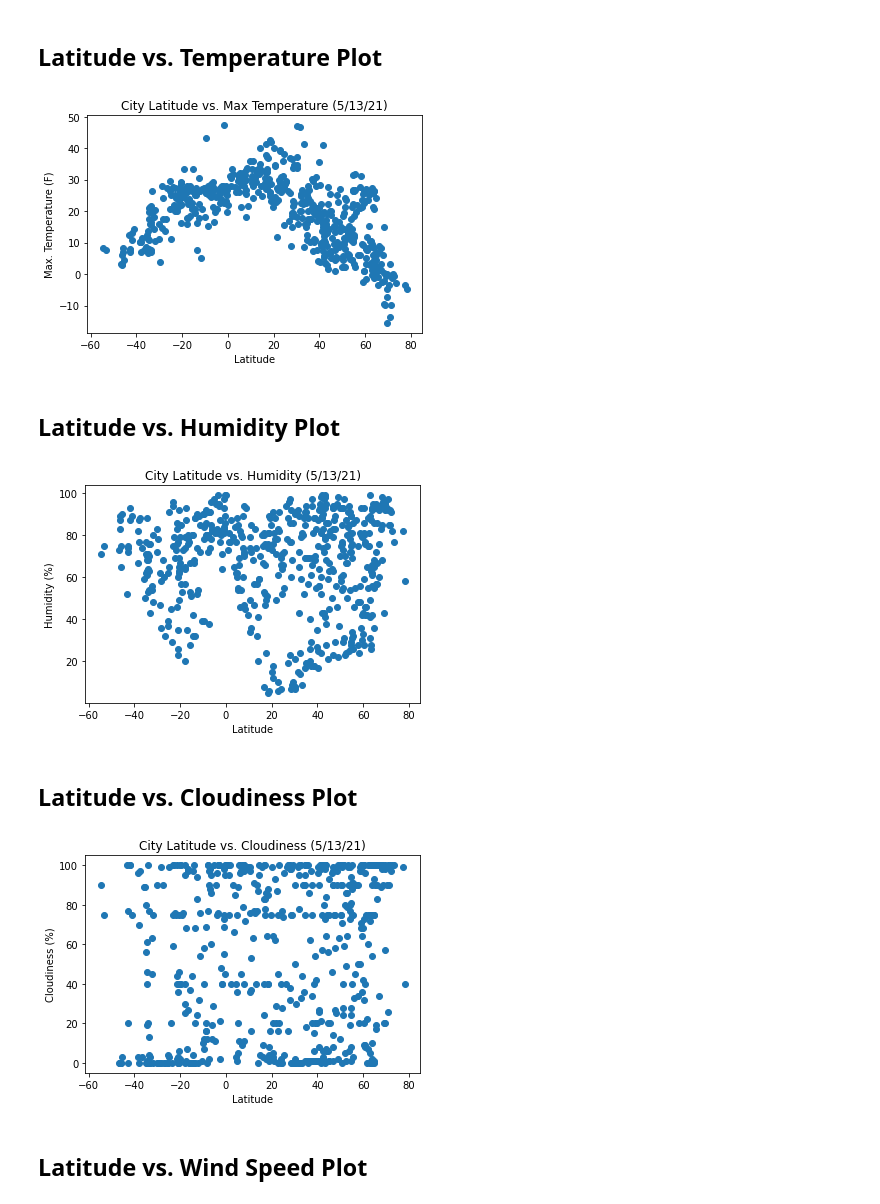
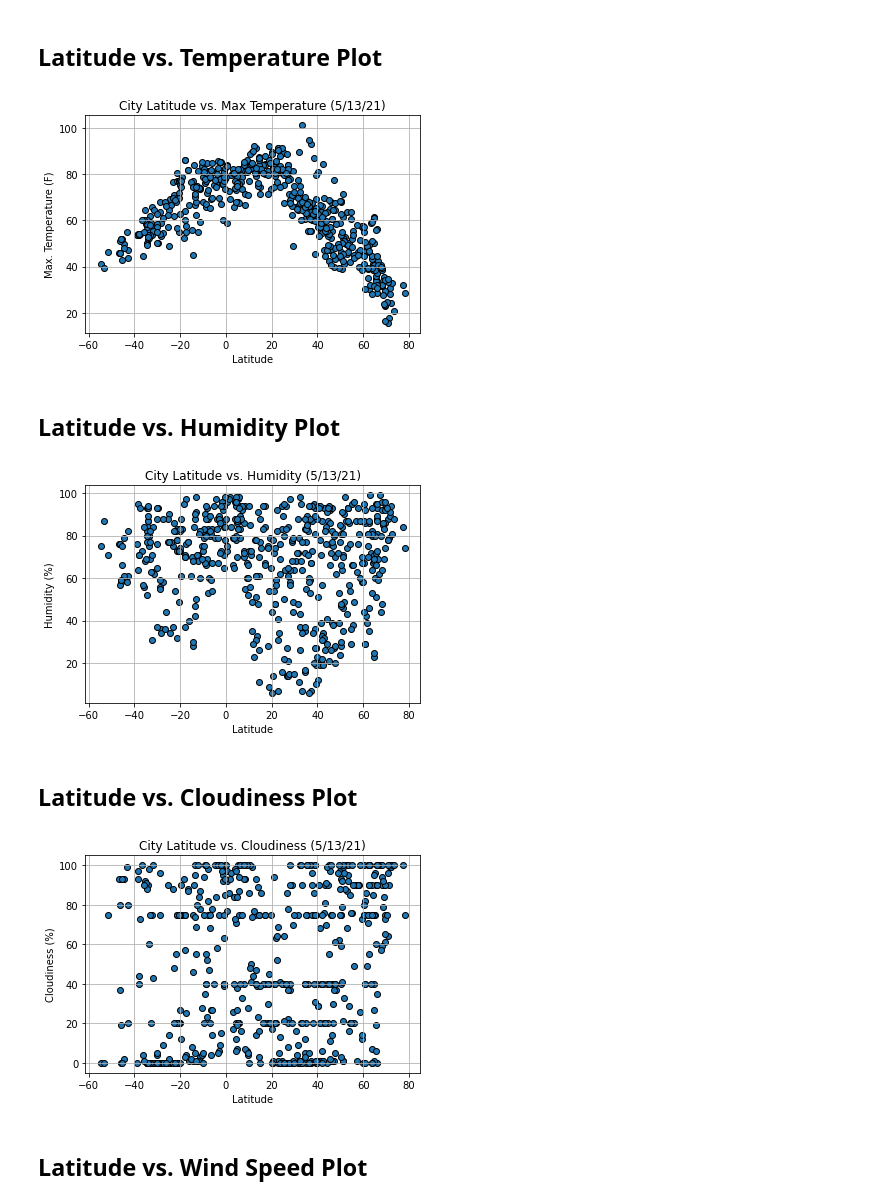
Before and after one commit to ttoffey/Python_API_Challenge, a Jupyter notebook: WeatherPy/WeatherPy.ipynb, the cells around one changed output. Saved outputs shown, nothing was run; the diff lists cells and outputs as text; code cells hidden in the pictures.

```diff
--- a/WeatherPy/WeatherPy.ipynb
+++ b/WeatherPy/WeatherPy.ipynb
@@ -108,18 +86,19 @@ df
 * Include a print log of each city as it'sbeing processed (with the city number and city name).
 # %%
 url = "http://api.openweathermap.org/data/2.5/weather?"
-units="metric"
+units="imperial"
 api_key = weather_api_key
 
 query_url = f"{url}appid={api_key}&units={units}&q="
 
-city=cities
-#city=cities_20
+#city=cities
+city=cities_20
+count = 1
 # %%
 for i, row in df.iterrows():
     city=row[0]
+    response = requests.get(query_url + city).json()
 
-    response = requests.get(query_url + city).json()
     try:
         lat = response['coord']['lat']
         long = response['coord']['lon']
@@ -134,10 +113,17 @@ for i, row in df.iterrows():
         df.loc[i, "humidity"] = humidity
         df.loc[i, "cloudiness"] = cloudiness
         df.loc[i, "windspeed"] = windspeed
-
+        print(f"Processing Record {count} | {city}")
+        count += 1
     except:
-        print(city)
-        print(response)
+        print(f"City not found. Skipping")
+        count += 1
 
 df.head(20)
+
+df.to_csv("cities_data_.csv", index = False)
+df.head()
+df.dtypes
+df[['lat','long', 'temp', 'humidity', 'cloudiness', 'windspeed']]=df[['lat','long', 'temp', 'humidity', 'cloudiness', 'windspeed']].apply(pd.to_numeric)
+df.dtypes
 # %% [output]
@@ -192,0 +155,5 @@ dtype: object
+# %%
+df
+df.to_csv("cities_data_.csv", index = False)
+df.dropna(inplace=True)
+df
@@ -200,2 +190,0 @@ df.loc[df['humidity']>=100]
-# %%
-df.drop(labels=[171,430,432], axis=0, inplace=True)
@@ -240,35 +236,41 @@ temperature=df.iloc[:, 3]
 
 
 # Plot
-plt.scatter(latitude, temperature)
+plt.scatter(latitude, temperature, edgecolors='black')
 plt.title('City Latitude vs. Max Temperature (5/13/21)')
 plt.xlabel('Latitude')
 plt.ylabel('Max. Temperature (F)')
+plt.grid()
+plt.savefig("scatter_lat_temp.png")
 plt.show()
 # %% [output]
-[figure, old version]
+[figure, new version]
 # %% [markdown]
 ## Latitude vs. Humidity Plot
 # %%
-humidity=df.iloc[:,4]
-plt.scatter(latitude,humidity)
+humidity=df.iloc[:, 4]
+plt.scatter(latitude,humidity, edgecolors="black")
 plt.title('City Latitude vs. Humidity (5/13/21)')
 plt.xlabel('Latitude')
 plt.ylabel('Humidity (%)')
+plt.grid()
+plt.savefig("scatter_lat_humid.png")
 plt.show()
 # %% [output]
-[figure, old version]
+[figure, new version]
 # %% [markdown]
 ## Latitude vs. Cloudiness Plot
 # %%
-cloud = df.iloc[:,5]
-plt.scatter(latitude,cloud)
+cloud = df.iloc[:, 5]
+plt.scatter(latitude,cloud, edgecolors="black")
 plt.title('City Latitude vs. Cloudiness (5/13/21)')
 plt.xlabel('Latitude')
 plt.ylabel('Cloudiness (%)')
+plt.grid()
+plt.savefig("scatter_lat_cloud.png")
 plt.show()
 # %% [output]
-[figure, old version]
+[figure, new version]
 # %% [markdown]
 ## Latitude vs. Wind Speed Plot
 # %%
```
Also changed, not shown: parts of 26 cells of this notebook, 13 other files.
